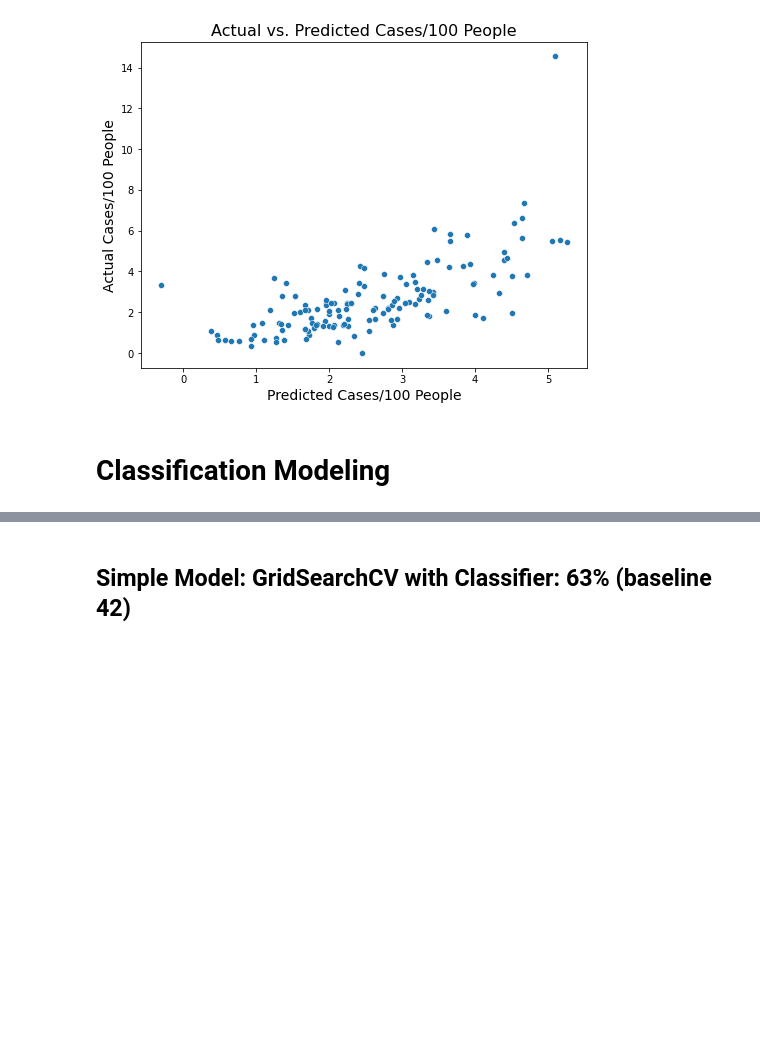
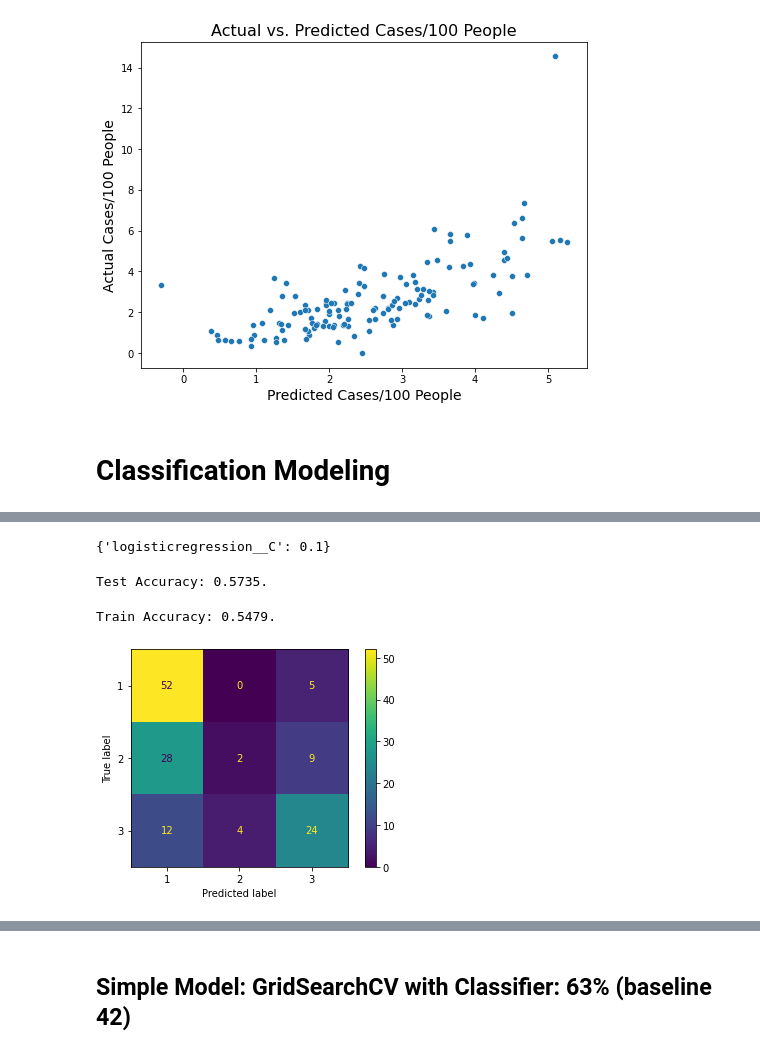
Before and after one commit to cxclark/covid19-analysis, a Jupyter notebook: code/06_modeling_5_states.ipynb, the cells around one changed output, grey strips where cells are left out. Cells and saved outputs as stored; diff of their text form; code cells hidden in the pictures; blank space fills up the shorter version.

```diff
--- a/code/06_modeling_5_states.ipynb
+++ b/code/06_modeling_5_states.ipynb
@@ -313,0 +332,15 @@ plt.ylabel('Actual Cases/100 People', fontsize=14);
+# %%
+# Assign our features to X and y.
+X = df[[
+    'inc_per_capita_inc_dol',
+    'percent_sex_age_pop_45_to_74',
+    'percent_sex_age_pop_male',
+    'percent_health_ins_noninst_pop_cov_yes',
+    'pop_density',
+    'tests_per_100_people',
+]]
+
+y = df['covid_severity']
+
+# Split X and y into train/test groups.
+X_train, X_test, y_train, y_test = train_test_split(X, y, stratify=y, random_state=42)
@@ -313,0 +360,14 @@ plt.ylabel('Actual Cases/100 People', fontsize=14);
+# %%
+# Create a pipeline.
+pipe = make_pipeline(QuantileTransformer(), LogisticRegression())
+
+# Set parameters for GridSearchCV.
+params = {
+    'logisticregression__C': [.1, .5, 1, 10]
+}
+
+# Set up GridSearchCV with the pipe.
+gs = GridSearchCV(pipe, param_grid=params, cv=10, n_jobs=-1)
+# %%
+# Call fit on the GridSearchCV object and pass the training  data.
+gs.fit(X_train, y_train)
@@ -313,0 +382,21 @@ plt.ylabel('Actual Cases/100 People', fontsize=14);
+# %%
+# Display the best parameters.
+gs.best_params_
+# %% [output]
+{'logisticregression__C': 0.1}
+# %%
+# Display the score for the test set.
+print(f'Test Accuracy: {round(gs.score(X_test, y_test), 4)}.')
+# %% [output]
+Test Accuracy: 0.5735.
+# %%
+# Display the score for the training set.
+print(f'Train Accuracy: {round(gs.score(X_train, y_train), 4)}.')
+# %% [output]
+Train Accuracy: 0.5479.
+# %%
+# Plot a confusion matrix.
+y_preds = gs.predict(X_test)
+plot_confusion_matrix(gs, X_test, y_test);
+# %% [output]
+[figure, added]
```
Also changed, not shown: parts of 11 cells of this notebook, 1 other file.
